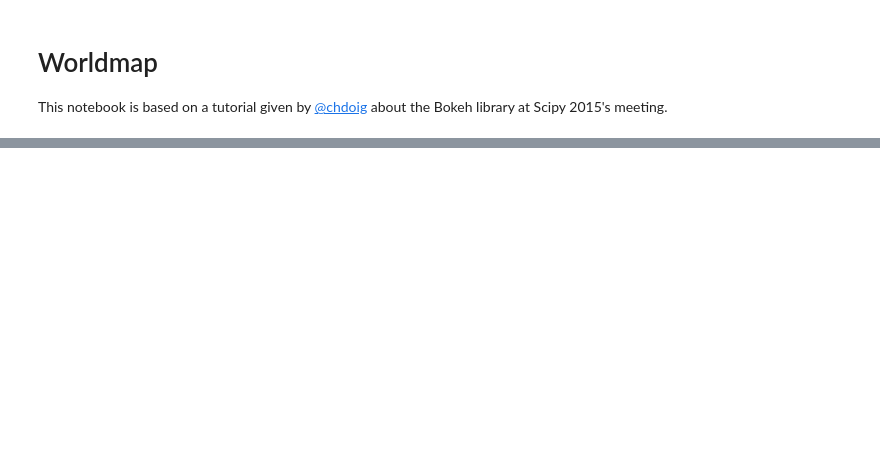
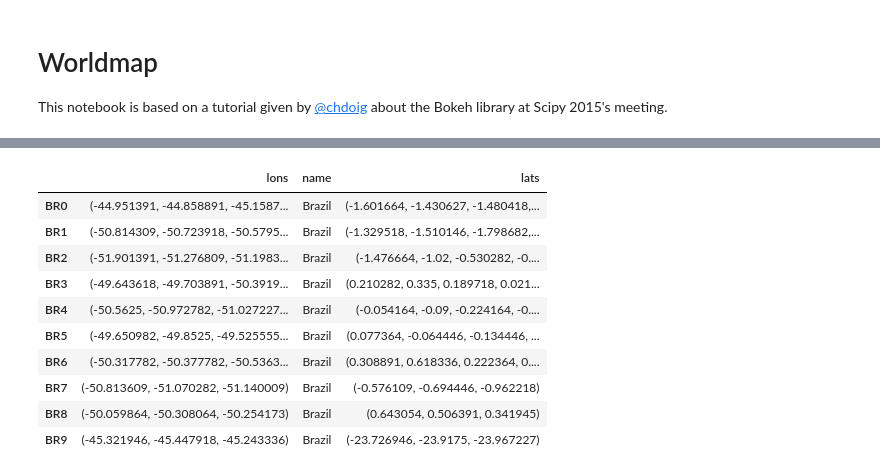
Before and after one commit to chbrandt/pynotes, a Jupyter notebook: plot/Worldmap.ipynb, the cells around one changed output, grey strips where cells are left out. Cells and saved outputs as stored; diff of their text form; code cells hidden in the pictures; blank space fills up the shorter version.

```diff
--- a/plot/Worldmap.ipynb
+++ b/plot/Worldmap.ipynb
@@ -103,0 +88,15 @@ worldmap
+# %%
+brmap = worldmap.loc[worldmap['name']=='Brazil']
+brmap
+# %% [output]
+|  | lons | name | lats |
+| BR0 | (-44.951391, -44.858891, -45.1587... | Brazil | (-1.601664, -1.430627, -1.480418,... |
+| BR1 | (-50.814309, -50.723918, -50.5795... | Brazil | (-1.329518, -1.510146, -1.798682,... |
+| BR2 | (-51.901391, -51.276809, -51.1983... | Brazil | (-1.476664, -1.02, -0.530282, -0.... |
+| BR3 | (-49.643618, -49.703891, -50.3919... | Brazil | (0.210282, 0.335, 0.189718, 0.021... |
+| BR4 | (-50.5625, -50.972782, -51.027227... | Brazil | (-0.054164, -0.09, -0.224164, -0.... |
+| BR5 | (-49.650982, -49.8525, -49.525555... | Brazil | (0.077364, -0.064446, -0.134446, ... |
+| BR6 | (-50.317782, -50.377782, -50.5363... | Brazil | (0.308891, 0.618336, 0.222364, 0.... |
+| BR7 | (-50.813609, -51.070282, -51.140009) | Brazil | (-0.576109, -0.694446, -0.962218) |
+| BR8 | (-50.059864, -50.308064, -50.254173) | Brazil | (0.643054, 0.506391, 0.341945) |
+| BR9 | (-45.321946, -45.447918, -45.243336) | Brazil | (-23.726946, -23.9175, -23.967227) |
```
Also changed, not shown: parts of 48 cells of this notebook, 1 other file.
